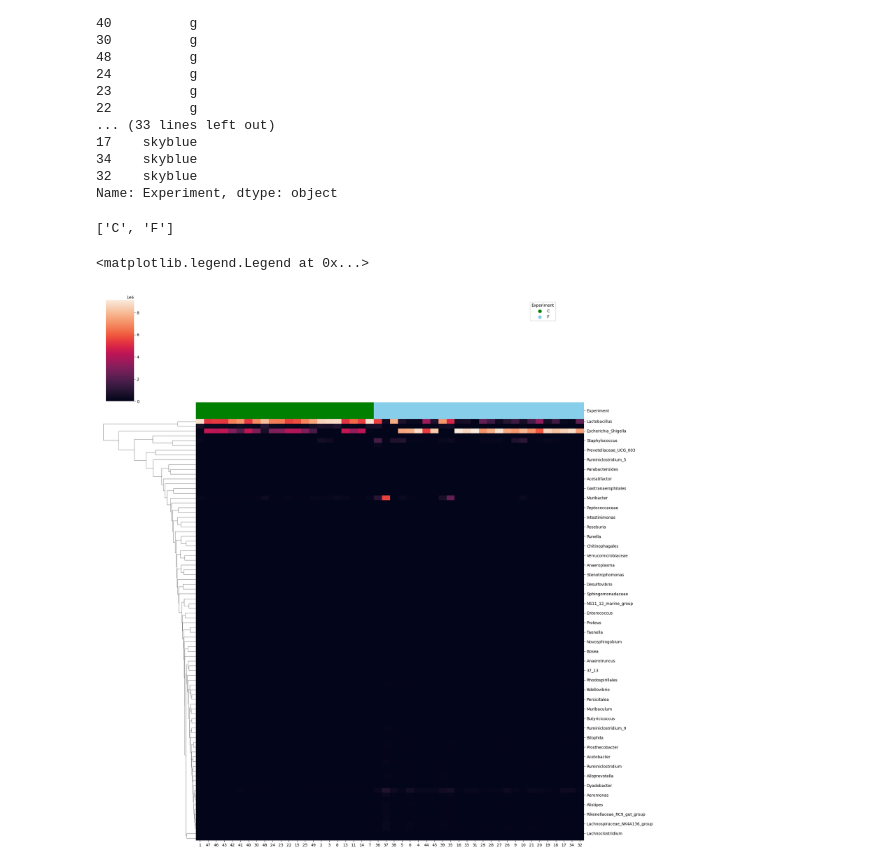
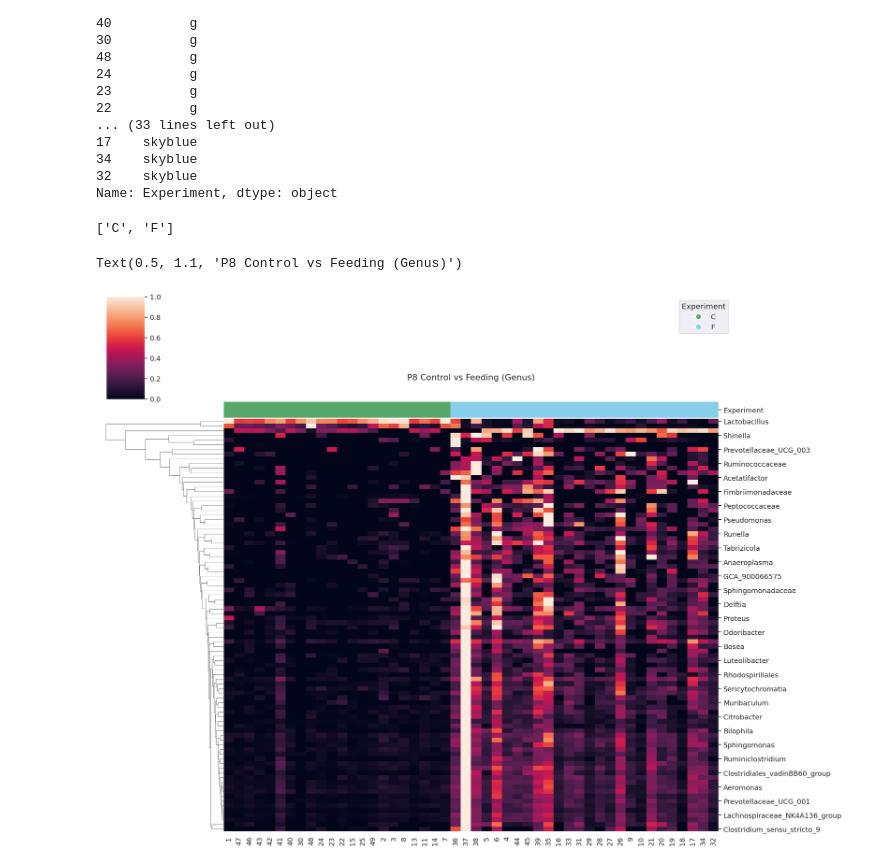
Before and after one commit to xuan13hao/data_analysis, a Jupyter notebook: 16s/heatmap/heatmap.ipynb, the cells around one changed output. Cells and saved outputs as stored; diff of their text form; code cells hidden in the pictures.

Commit message:
adjust scale

```diff
--- a/16s/heatmap/heatmap.ipynb
+++ b/16s/heatmap/heatmap.ipynb
@@ -114,21 +114,26 @@ Name: Experiment, dtype: object
 # %%
 
 custom_cmap = sns.color_palette("OrRd", as_cmap=True)
-sns.clustermap(heatmap,
+hm = sns.clustermap(heatmap,
                metric="correlation",
-            #    standard_scale=1,
+               standard_scale=0,
+               z_score=None,
                col_colors=row_colors,
                col_cluster=False,
                # cmap="mako",
                # cbar_pos=(0, .2, .03, .4),
                figsize=(20, 15))
 # Create a color legend using the color_dict
 legend_labels = [f"{experiment}" for experiment, color in color_dict.items()]
 print(legend_labels)
 legend_colors = [color for _, color in color_dict.items()]
 legend_handles = [plt.Line2D([0], [0], marker='o', color='w', label=label, markersize=10, markerfacecolor=color) for label, color in zip(legend_labels, legend_colors)]
 plt.legend(handles=legend_handles, title="Experiment", bbox_to_anchor=(15, 1), loc='upper left')
+# Add a title to the center of the heatmap
+ax  = hm.ax_heatmap
+title = "P8 Control vs Feeding (Genus)"
+ax.text(0.5, 1.1, title, fontsize=16, ha="center", va="center", transform=ax.transAxes)
 # %% [output]
 ['C', 'F']
-<matplotlib.legend.Legend at 0x...>
+Text(0.5, 1.1, 'P8 Control vs Feeding (Genus)')
-[figure, old version]
+[figure, new version]
```
Also changed, not shown: parts of 1 cell of this notebook.
